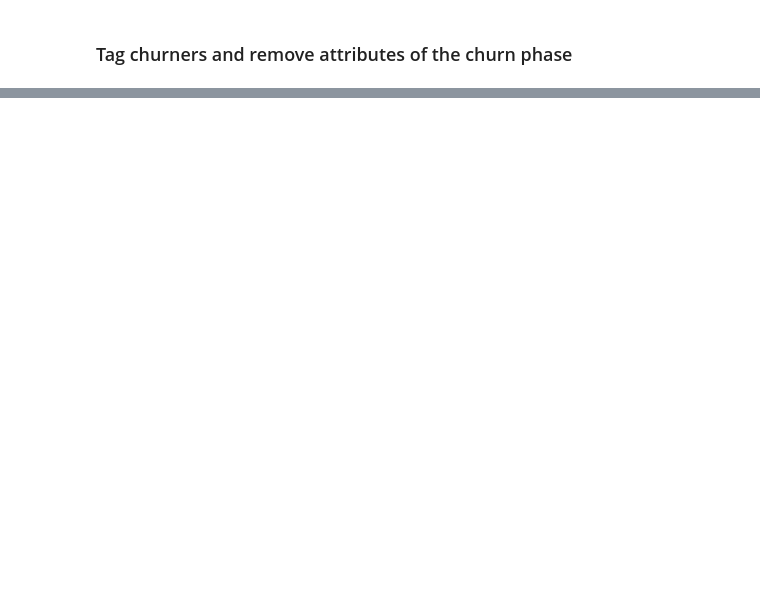
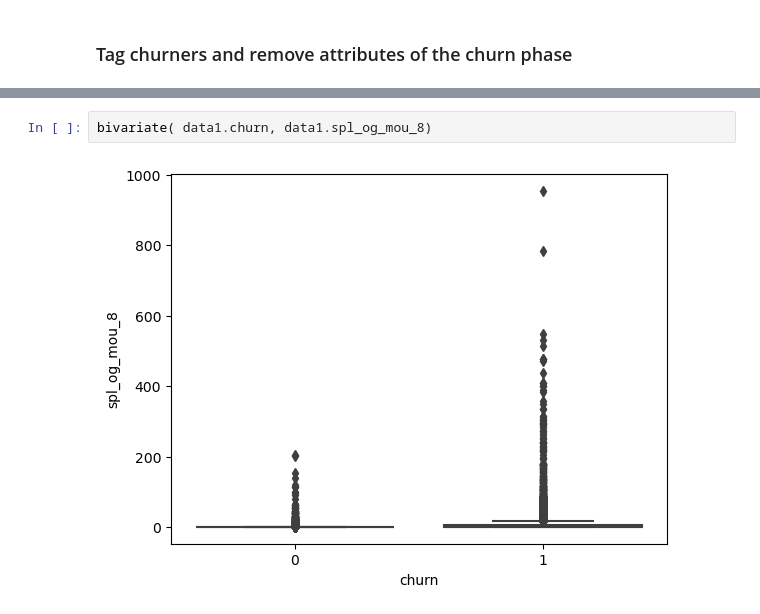
Before and after one commit to sanjanabansal1994/Telecom-Churn-Project, a Jupyter notebook: Telecom_Case_study.ipynb, the cells around one changed output, grey strips where cells are left out. Drawn from its saved outputs; the diff is of its cells as text; blank space fills up the shorter version.

```diff
--- a/Telecom_Case_study.ipynb
+++ b/Telecom_Case_study.ipynb
@@ -318,0 +211,4 @@ After removing the manual columns the shape of dataframe is: (29953, 186)
+# %%
+bivariate( data1.churn, data1.spl_og_mou_8)
+# %% [output]
+[figure, added]
```
Also changed, not shown: parts of 50 cells of this notebook.
